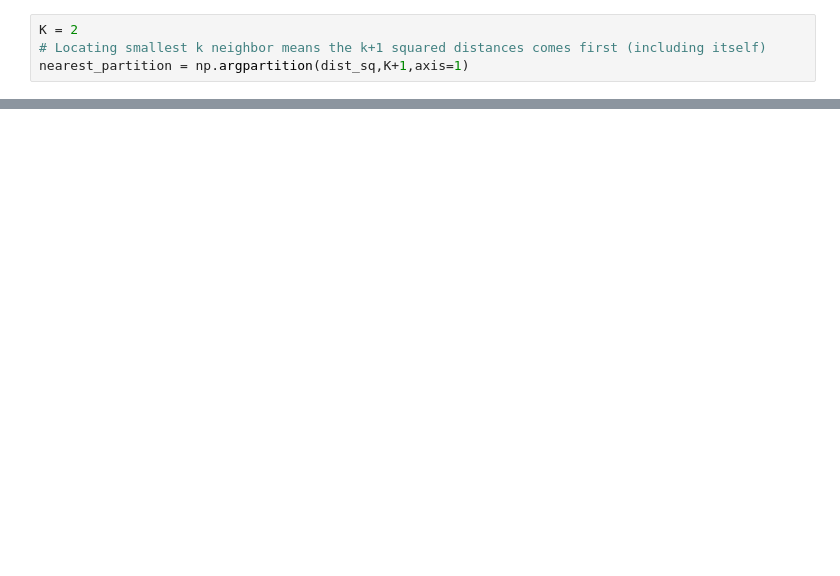
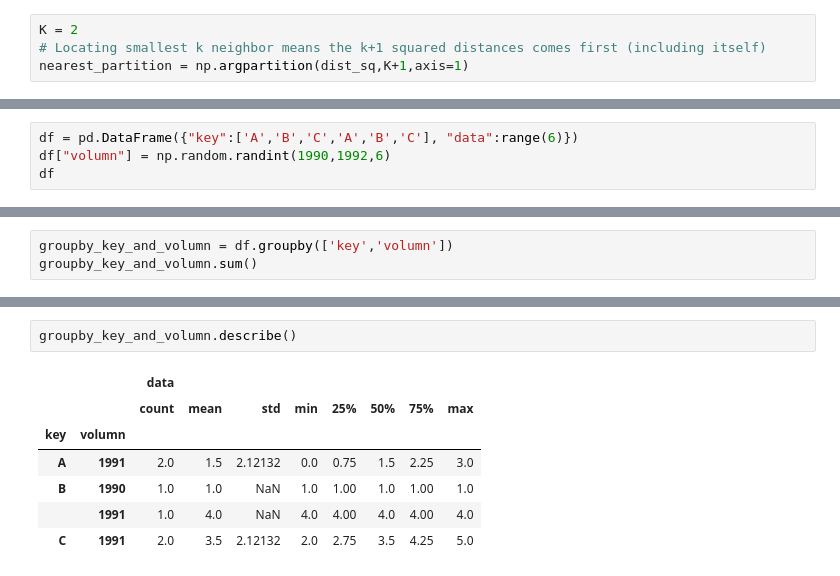
Before and after one commit to lindholmen/DataScienceLearningTutorial, a Jupyter notebook: notebooks/numpy_practice_notebook_version.ipynb, the cells around one changed output, grey strips where cells are left out. Cells and saved outputs as stored; diff of their text form; blank space fills up the shorter version.

```diff
--- a/notebooks/numpy_practice_notebook_version.ipynb
+++ b/notebooks/numpy_practice_notebook_version.ipynb
@@ -812,0 +2804,4 @@ for i in range(X.shape[0]):
+# %%
+df = pd.DataFrame({"key":['A','B','C','A','B','C'], "data":range(6)})
+df["volumn"] = np.random.randint(1990,1992,6)
+df
@@ -812,0 +2850,3 @@ for i in range(X.shape[0]):
+# %%
+groupby_key_and_volumn = df.groupby(['key','volumn'])
+groupby_key_and_volumn.sum()
@@ -812,0 +2869,10 @@ for i in range(X.shape[0]):
+# %%
+groupby_key_and_volumn.describe()
+# %% [output]
+|  |  | data |  |  |  |  |  |  |  |
+|  |  | count | mean | std | min | 25% | 50% | 75% | max |
+| key | volumn |  |  |  |  |  |  |  |  |
+| A | 1991 | 2.0 | 1.5 | 2.12132 | 0.0 | 0.75 | 1.5 | 2.25 | 3.0 |
+| B | 1990 | 1.0 | 1.0 | NaN | 1.0 | 1.00 | 1.0 | 1.00 | 1.0 |
+|  | 1991 | 1.0 | 4.0 | NaN | 4.0 | 4.00 | 4.0 | 4.00 | 4.0 |
+| C | 1991 | 2.0 | 3.5 | 2.12132 | 2.0 | 2.75 | 3.5 | 4.25 | 5.0 |
```
Also changed, not shown: parts of 249 cells of this notebook, 1 other file.
